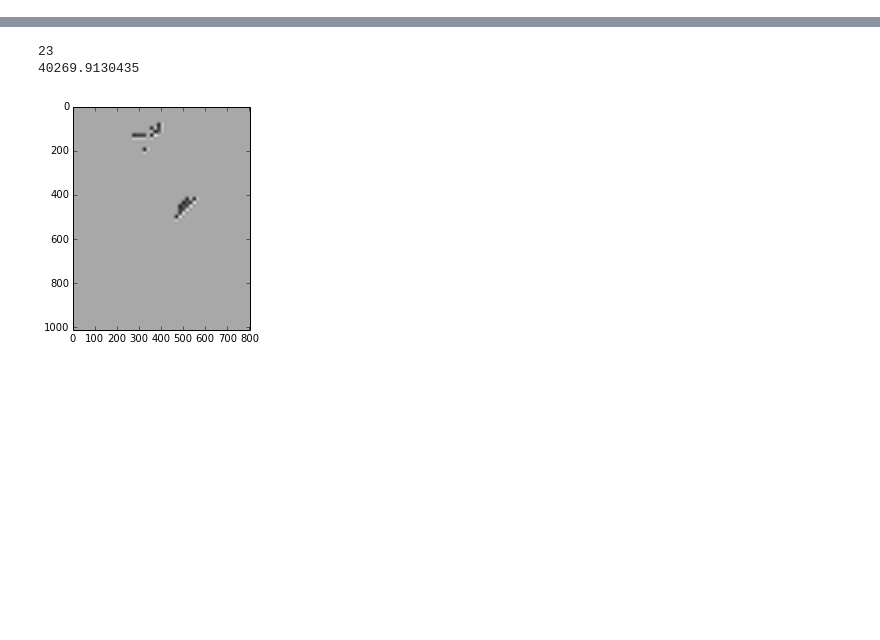
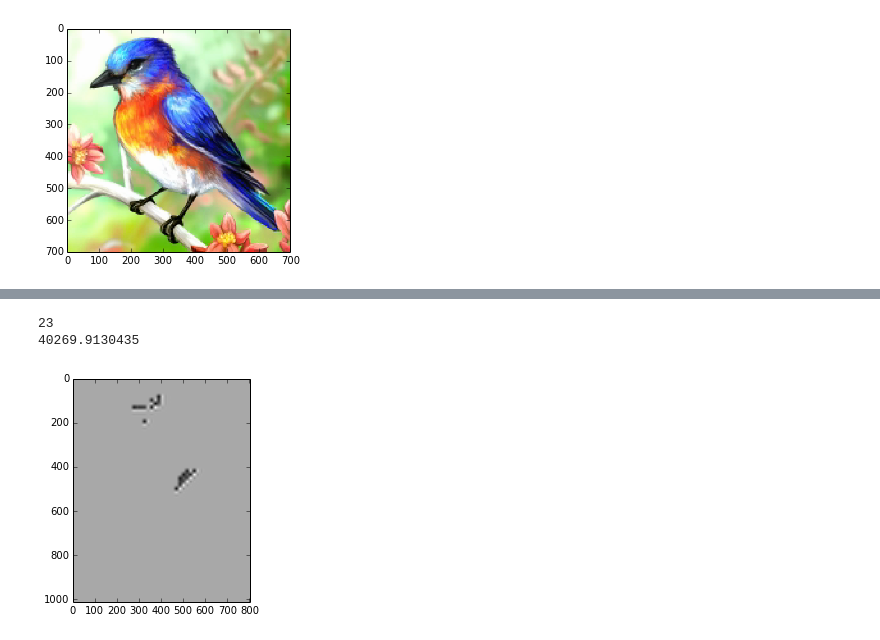
Before and after one commit to lambdaloop/radio-images, a Jupyter notebook: Wavelet Compression.ipynb, the cells around one changed output, grey strips where cells are left out. Cells and saved outputs as stored; diff of their text form; code cells hidden in the pictures; blank space fills up the shorter version.

```diff
--- a/Wavelet Compression.ipynb
+++ b/Wavelet Compression.ipynb
@@ -103,0 +156,28 @@ ims(wp2.reconstruct())
+# %%
+ycbcr ={'Y': 0, 'Cb': 0, 'Cr': 0};
+count = 0;
+for x in [Y, Cb, Cr]:
+
+    if count == 0:
+        x = downsample(downsample(x));
+    if count == 1:
+        x = downsample(downsample(downsample(x)));
+    if count == 2:
+        x = downsample(downsample(downsample(x)));
+
+    if count == 0:
+        ycbcr[ycbcr.keys()[count]] = upsample(upsample(x))
+    if count == 1:
+        ycbcr[ycbcr.keys()[count]] = upsample(upsample(upsample(x)));
+    if count == 2:
+        ycbcr[ycbcr.keys()[count]] = upsample(upsample(upsample(x)));
+    count += 1;
+# %%
+Yrows, Ycols = np.shape(ycbcr['Y'])
+ycbcr = np.dstack((ycbcr['Y'], ycbcr['Cb'][:Yrows, :Ycols], ycbcr['Cr'][:Yrows, :Ycols]))
+rgb = encoding.ycbcr_to_rgb(ycbcr)
+plt.clf()
+plt.imshow(np.clip(rgb, 0, 255)/256.0)
+plt.draw()
+# %% [output]
+[figure, added]
```
Also changed, not shown: parts of 25 cells of this notebook.
